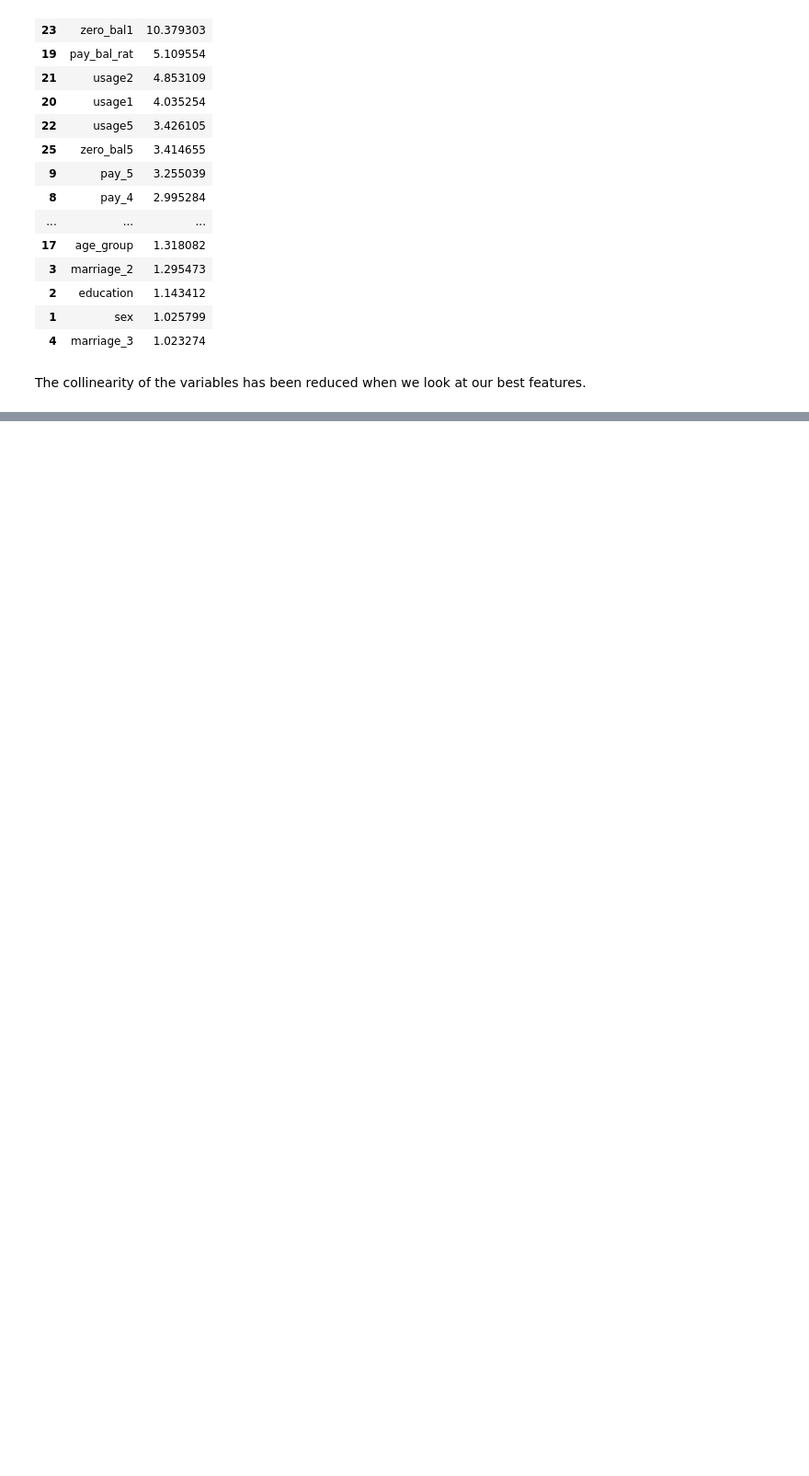
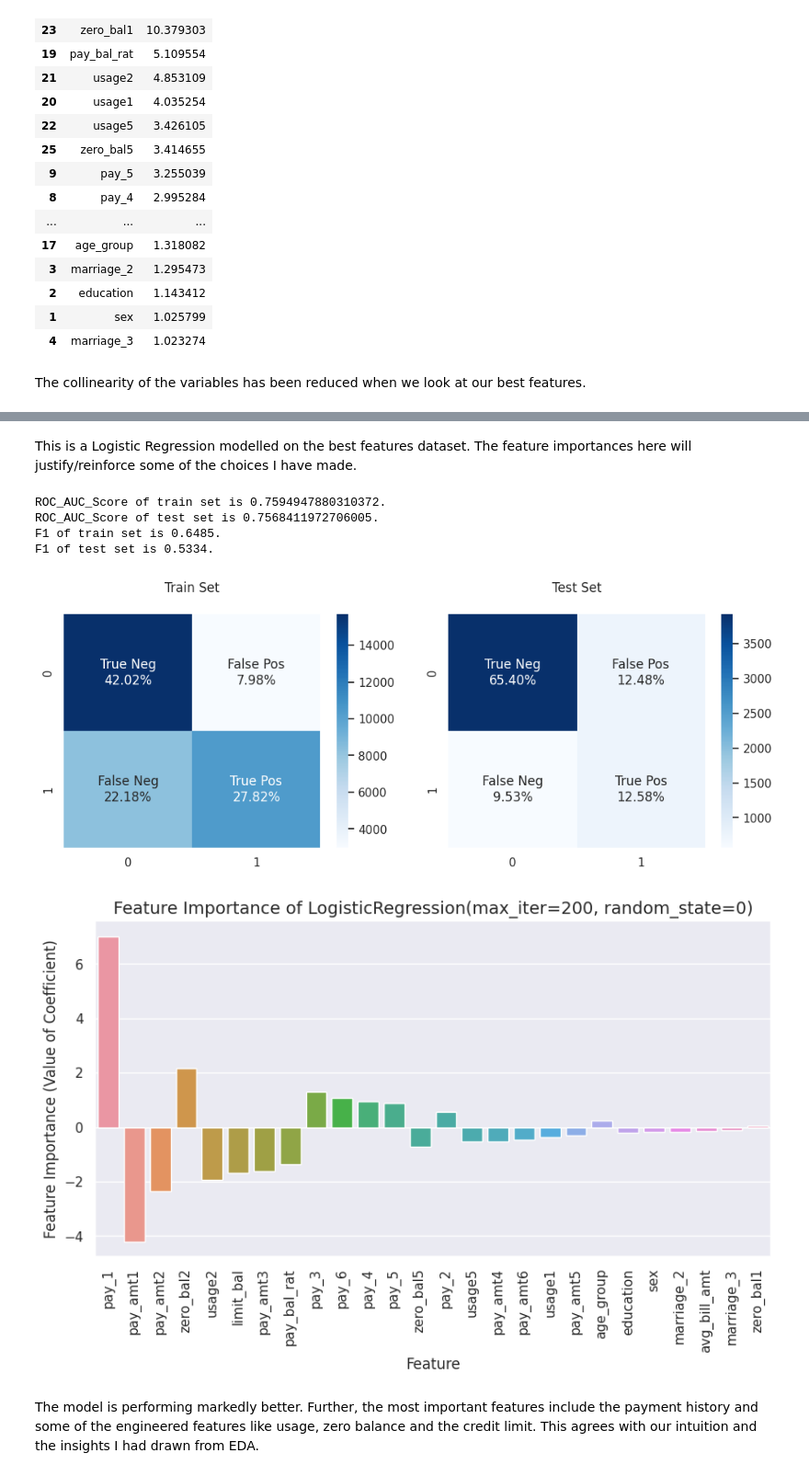
Before and after one commit to vishalsingh17/CreditCardDefaulterPrediction, a Jupyter notebook: notebook/EDA & Model Building.ipynb, the cells around one changed output, grey strips where cells are left out. Shown at 92% size. Drawn from its saved outputs; the diff is of its cells as text; code cells hidden in the pictures; blank space fills up the shorter version.

```diff
--- a/notebook/EDA.ipynb
+++ b/notebook/EDA & Model Building.ipynb
@@ -951,0 +1059,14 @@ formula1 = "default ~ limit_bal + sex + education + marriage_2 + marriage_3 + ag
+# %% [markdown]
+This is a Logistic Regression modelled on the best features dataset. The feature importances here will justify/reinforce some of the choices I have made.
+# %%
+# Train the model on the scaled, resampled data set of the best features and diplay the performance
+acc, prec, rec, f1, auc = get_model_results(X3_sc_train_rs2, X3_sc_test, y3_sc_train_rs2, y_test, log_model, feat_imp='LR')
+# %% [output]
+ROC_AUC_Score of train set is 0.7594947880310372.
+ROC_AUC_Score of test set is 0.7568411972706005.
+F1 of train set is 0.6485.
+F1 of test set is 0.5334.
+[figure, added]
+[figure, added]
+# %% [markdown]
+The model is performing markedly better. Further, the most important features include the payment history and some of the engineered features like usage, zero balance and the credit limit. This agrees with our intuition and the insights I had drawn from EDA.
```
Also changed, not shown: parts of 29 cells of this notebook.
